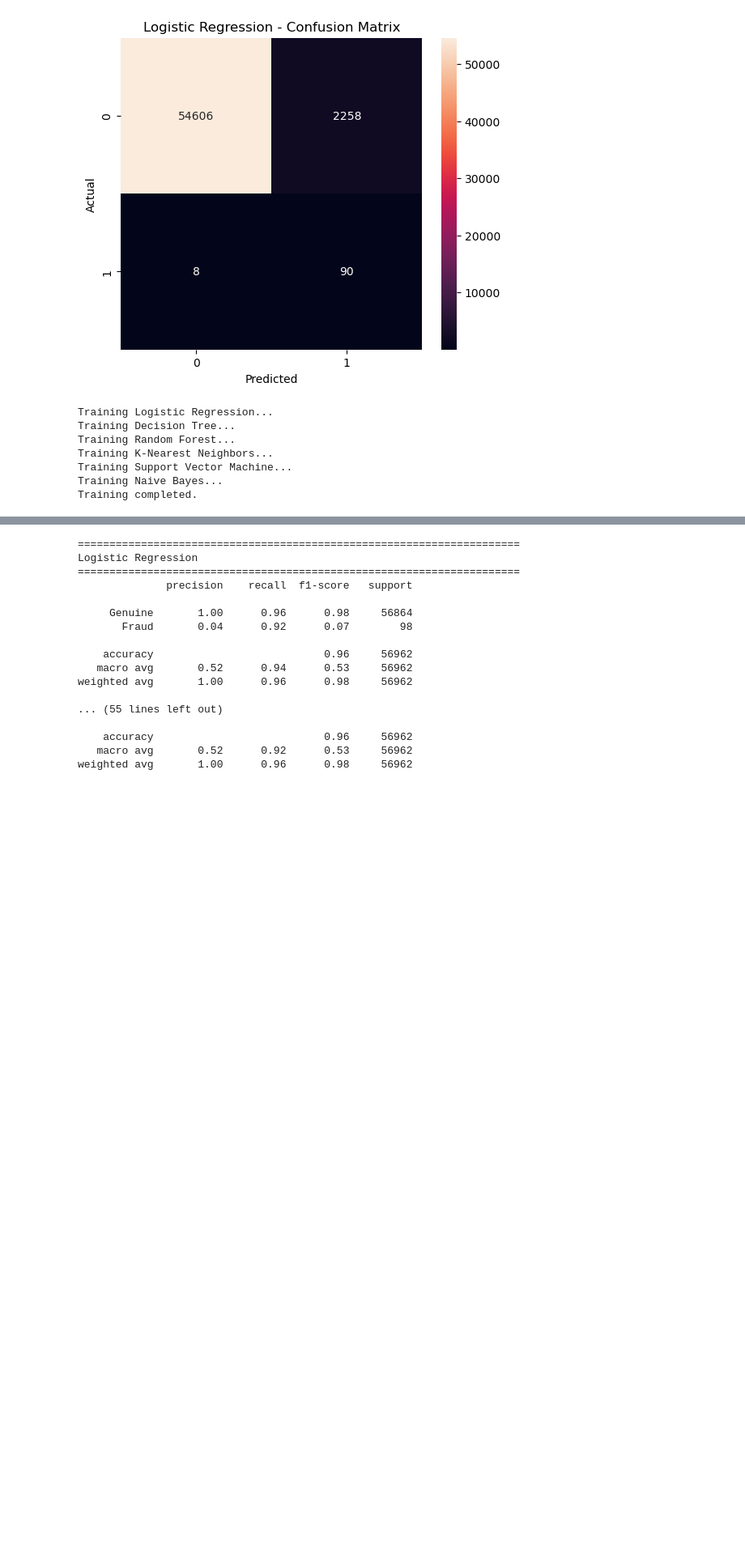
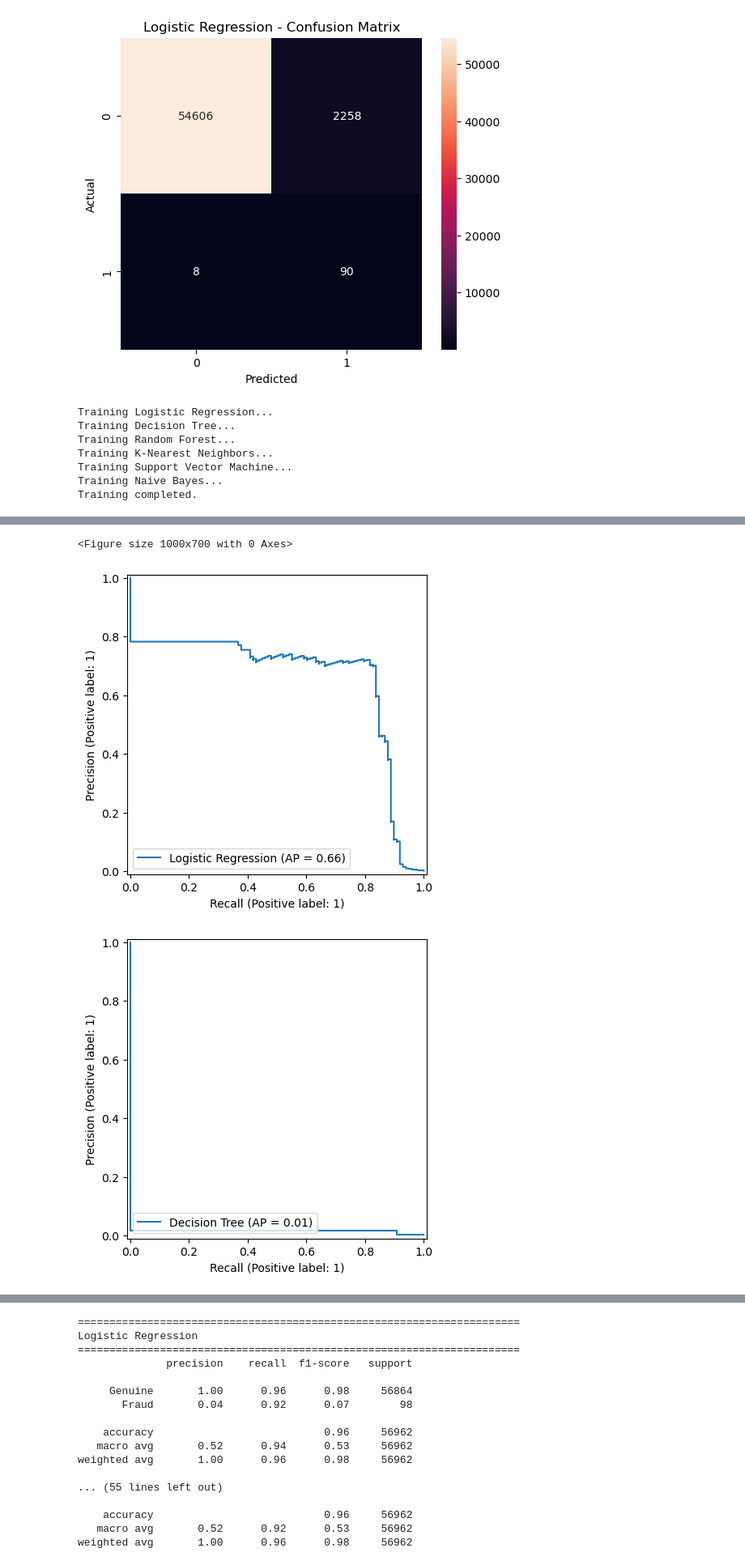
Before and after one commit to ArjoGhosh12/Credit-Card-Fraud-detection, a Jupyter notebook: 03_baseline_models.ipynb, the cells around one changed output, grey strips where cells are left out. Shown at 81% size. Drawn from its saved outputs; the diff is of its cells as text; code cells hidden in the pictures; blank space fills up the shorter version.

```diff
--- a/3_baseline_models.ipynb
+++ b/03_baseline_models.ipynb
@@ -334,0 +365,31 @@ plt.show()
+# %%
+from sklearn.metrics import PrecisionRecallDisplay
+
+plt.figure(figsize=(10, 7))
+
+for name, model in trained_models.items():
+
+    if hasattr(model, "predict_proba"):
+        y_prob = model.predict_proba(
+            X_test_scaled
+        )[:, 1]
+
+    else:
+        y_prob = model.decision_function(
+            X_test_scaled
+        )
+
+    PrecisionRecallDisplay.from_predictions(
+        y_test,
+        y_prob,
+        name=name
+    )
+
+plt.title("Precision-Recall Curves - Baseline Models")
+plt.xlabel("Recall")
+plt.ylabel("Precision")
+plt.show()
+# %% [output]
+<Figure size 1000x700 with 0 Axes>
+[figure, added]
+[figure, added]
```
Also changed, not shown: parts of 8 cells of this notebook, 9 other files.
